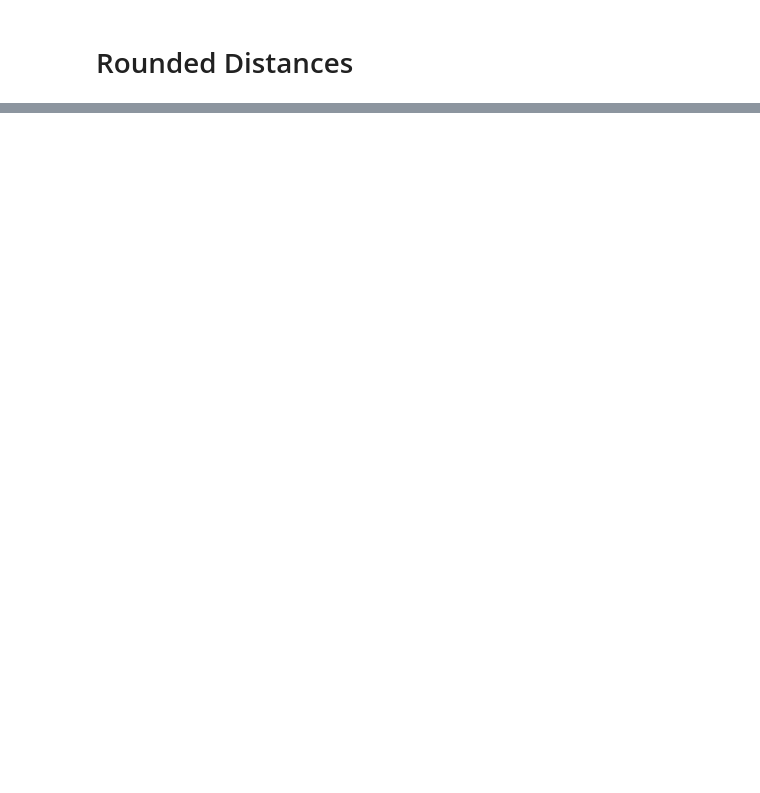
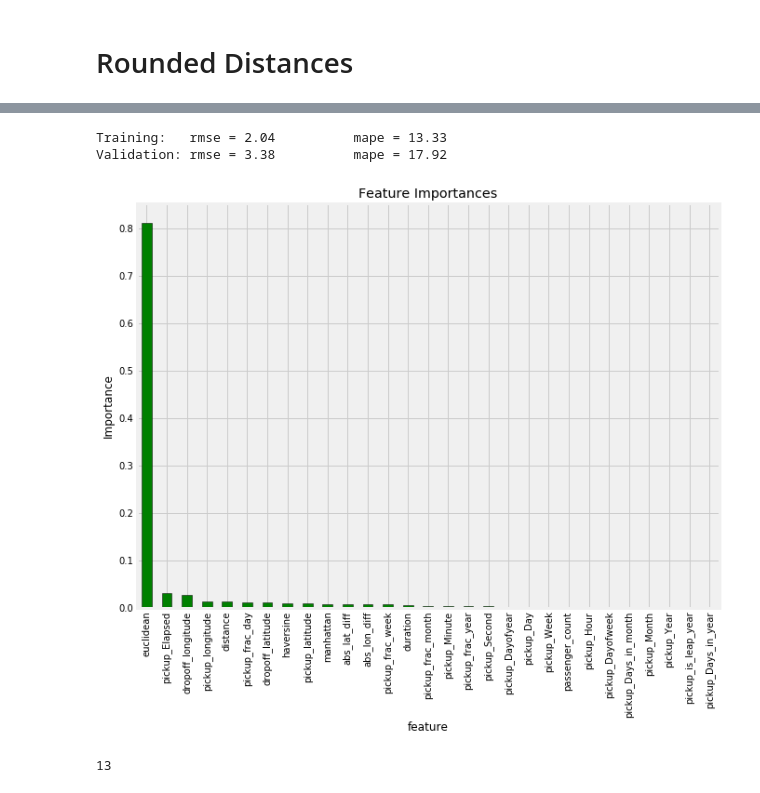
Before and after one commit to WillKoehrsen/taxi-fare, a Jupyter notebook: Improvements.ipynb, the cells around one changed output, grey strips where cells are left out. Drawn from its saved outputs; the diff is of its cells as text; code cells hidden in the pictures; blank space fills up the shorter version.

```diff
--- a/Improvements.ipynb
+++ b/Improvements.ipynb
@@ -169,7 +171,7 @@ def model_rf(X_train, X_valid, y_train, y_valid, test, features,
     # Extract feature importances
     feature_importances = pd.DataFrame({'feature': features,
                                         'importance': model.feature_importances_}).\
-                           sort_values('importance', ascending = False)
+                           sort_values('importance', ascending = False).set_index('feature')
 
     return sub, feature_importances
 # %%
@@ -302,2 +333,16 @@ len(features)
 # %%
 sub, fi = model_rf(X_train, X_valid, y_train, y_valid, test, features)
+# %% [output]
+Training:   rmse = 2.04          mape = 13.33
+Validation: rmse = 3.38          mape = 17.92
+# %%
+plt.figure(figsize = (10, 8))
+fi['importance'].plot.bar(color = 'g', edgecolor = 'k');
+plt.ylabel('Importance'); plt.title('Feature Importances');
+# %% [output]
+[figure, added]
+# %%
+features = list(fi[fi['importance'] > 0.005].index)
+len(features)
+# %% [output]
+13
```
Also changed, not shown: parts of 13 cells of this notebook, 2 other files.
